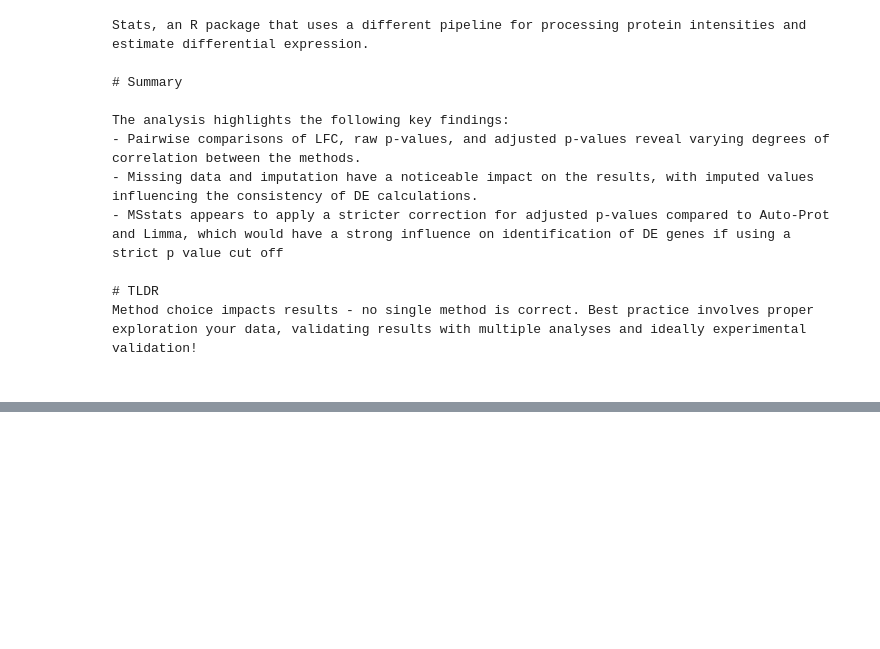
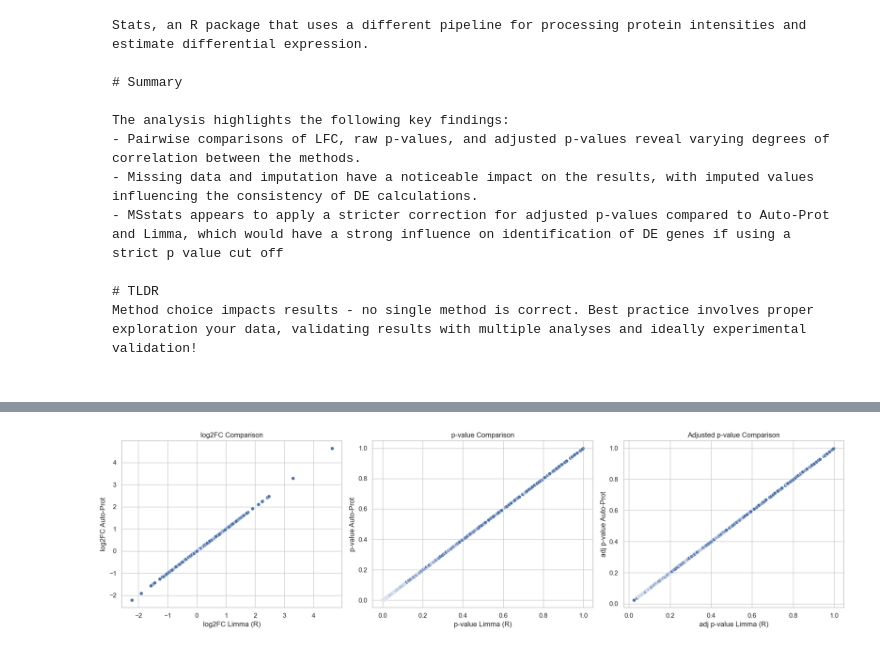
Before and after one commit to UCL-Biosciences/Auto-Prot, a Jupyter notebook: autoprot/reporting/compare-autoprot-msstats.ipynb, the cells around one changed output, grey strips where cells are left out. Drawn from its saved outputs; the diff is of its cells as text; code cells hidden in the pictures; blank space fills up the shorter version.

Commit message:
have sorted out a comparison of AP, Limma and MS Stats. Still need to tidy up the code in R file and notebook, then add a doc. Nearly there...

```diff
--- a/autoprot/reporting/compare-autoprot-msstats.ipynb
+++ b/autoprot/reporting/compare-autoprot-msstats.ipynb
@@ -36,0 +49,77 @@ Method choice impacts results - no single method is correct. Best practice invol
+# %%
+### First compare R Limma and Auto-Prot on log2-transformed data. This is a positive control type test
+# read in the data
+# read Auto-Prot results
+ap_log2_res_path = os.path.join (repo_root, "output/log2/full_dataset/data/metast_RDEB/limma_output.csv")
+ap_log2_res = pd.read_csv(ap_log2_res_path)
+
+# rename first column of ap_res to "Protein" (to match ms_res)
+ap_log2_res = ap_log2_res.rename(columns={ap_log2_res.columns[0]: "Protein"})
+ap_log2_res[ 'logFC' ] = ap_log2_res[ 'logFC' ] * -1  # invert log2FC to match limma direction
+
+# read limma results (from R studio)
+limma_log2_res_path = os.path.join (repo_root, "output/compare-msstats/Rstudio-limma-out-log2.csv")
+limma_log2_res = pd.read_csv(limma_log2_res_path)
+# rename first column of ap_res to "Protein" (to match ms_res)
+limma_log2_res = limma_log2_res.rename(columns={limma_log2_res.columns[0]: "Protein"})
+
+
+## merge the two results dataframes on "Protein"
+merged_log2 = pd.merge(limma_log2_res, ap_log2_res, on="Protein", suffixes=('_limma', '_autoprot'))
+# %%
+### Plot log2FC, p-value, and adjusted p-value comparisons
+def plot_comparison(data, x_col, y_col, title, xlabel, ylabel, ax, xlim=None, ylim=None, color_by_missing=False, plot_corr_line=False):
+    sns.scatterplot(data=data, x=x_col, y=y_col, ax=ax)
+    ax.set_title(title)
+    ax.set_xlabel(xlabel)
+    ax.set_ylabel(ylabel)
+    if xlim:
+        ax.set_xlim(xlim)
+    if ylim:
+        ax.set_ylim(ylim)
+    ax.grid(True)
+
+    # Add coloring by missing_yes_no if enabled
+    if color_by_missing:
+        sns.scatterplot(
+            data=data, x=x_col, y=y_col, hue='missing_yes_no', ax=ax,
+            palette={0: 'blue', 1: 'orange'}, legend='full'
+        )
+
+    # Add correlation line if enabled
+    if plot_corr_line:
+        sns.regplot(
+            data=data, x=x_col, y=y_col, ax=ax, scatter=False, color='red',
+            line_kws={"linestyle": "dashed"}
+        )
+
+# set seaborn style
+sns.set(style="whitegrid")
+# set figure size
+fig, axes = plt.subplots(1, 3, figsize=(18, 5))
+
+# plot comparisons
+plot_comparison(
+    data=merged_log2, x_col='logFC_limma', y_col='logFC_autoprot',
+    title='log2FC Comparison', xlabel='log2FC Limma (R)', ylabel='log2FC Auto-Prot',
+    ax=axes[0]
+)
+plot_comparison(
+    data=merged_log2, x_col='P.Value_limma', y_col='P.Value_autoprot',
+    title='p-value Comparison', xlabel='p-value Limma (R)', ylabel='p-value Auto-Prot',
+    ax=axes[1]
+)
+plot_comparison(
+    data=merged_log2, x_col='adj.P.Val_limma', y_col='adj.P.Val_autoprot',
+    title='Adjusted p-value Comparison', xlabel='adj p-value Limma (R)', ylabel='adj p-value Auto-Prot',
+    ax=axes[2]
+)
+
+# adjust layout
+plt.tight_layout()
+# save figure
+plt.savefig(os.path.join(output_dir, "log2fc_pval_adj_pval_comparison_limma_autoprot.png"), dpi=300)
+plt.show()
+plt.close()
+# %% [output]
+[figure, added]
```
Also changed, not shown: parts of 30 cells of this notebook, 1 other file.
